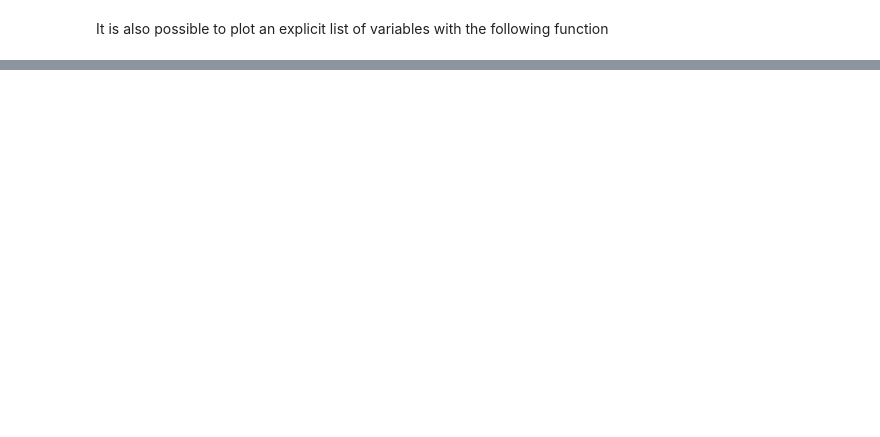
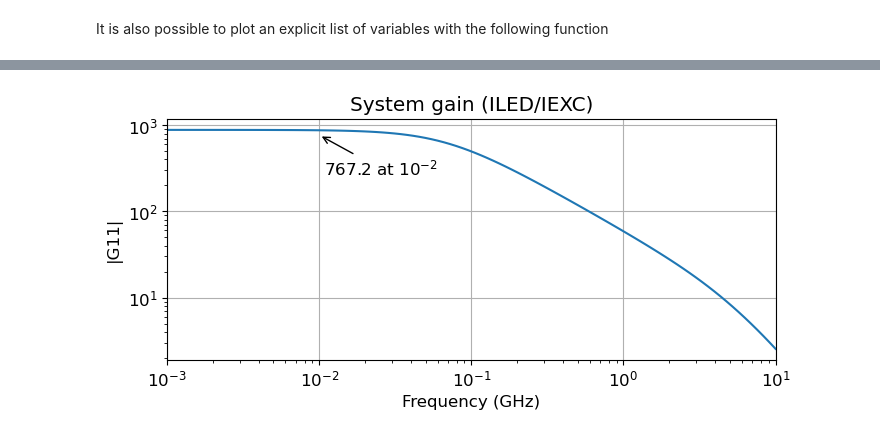
Before and after one commit to ahmedD67/dynamic-nanobrain-test-env, a Jupyter notebook: AdvancedExample.ipynb, the cells around one changed output, grey strips where cells are left out. Drawn from its saved outputs; the diff is of its cells as text; code cells hidden in the pictures; blank space fills up the shorter version.

```diff
--- a/AdvancedExample.ipynb
+++ b/AdvancedExample.ipynb
@@ -186,0 +294,33 @@ plotter.visualize_dynamic_result(result, ['H0-Vgate','H0-Vexc','K1-Vgate','K1-Ve
+# %%
+# Plot the system gain function
+fig, ax = plt.subplots(figsize=(nature_double,nature_single))
+
+f_min = abs(s[0])
+plot_f_max = 10 # GHz
+
+ax.plot(abs(s),np.absolute(G11))
+#ax.plot([f_min,plot_f_max],[-3,-3],'k--')
+ax.grid('True')
+ax.set_xscale('log')
+ax.set_yscale('log')
+ax.set_xlabel('Frequency (GHz)')
+ax.set_ylabel('|G11|')
+ax.set_xlim(f_min,plot_f_max)
+#ax.set_ylim(-20,2)
+ax.set_title('System gain (ILED/IEXC)')
+
+# Show value at 10^-2 GHz
+x = np.array([1e-2])
+y, _ = physics.gain(x,eigvals,gammas,capacitances)
+
+ax.annotate(f'{y[0].real : .1f} at '+r'$10^{-2}$', (x,y.real),
+            xytext=(x, y.real-500),
+            arrowprops=dict(arrowstyle='->'))
+
+
+
+plt.tight_layout()
+plt.savefig('system_gain.png',dpi=300)
+plt.show()
+# %% [output]
+[figure, added]
```
Also changed, not shown: parts of 13 cells of this notebook, 13 other files.
